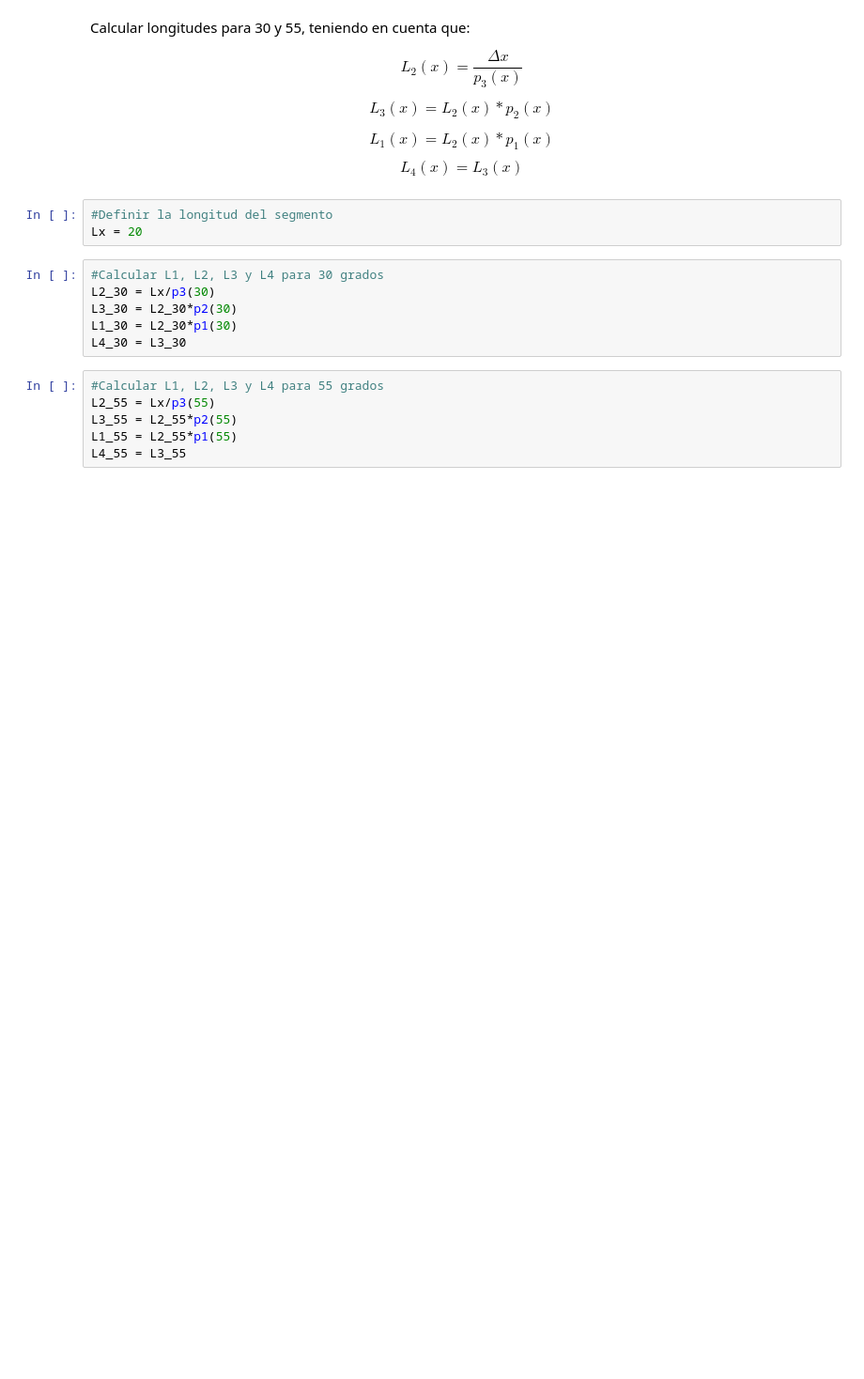
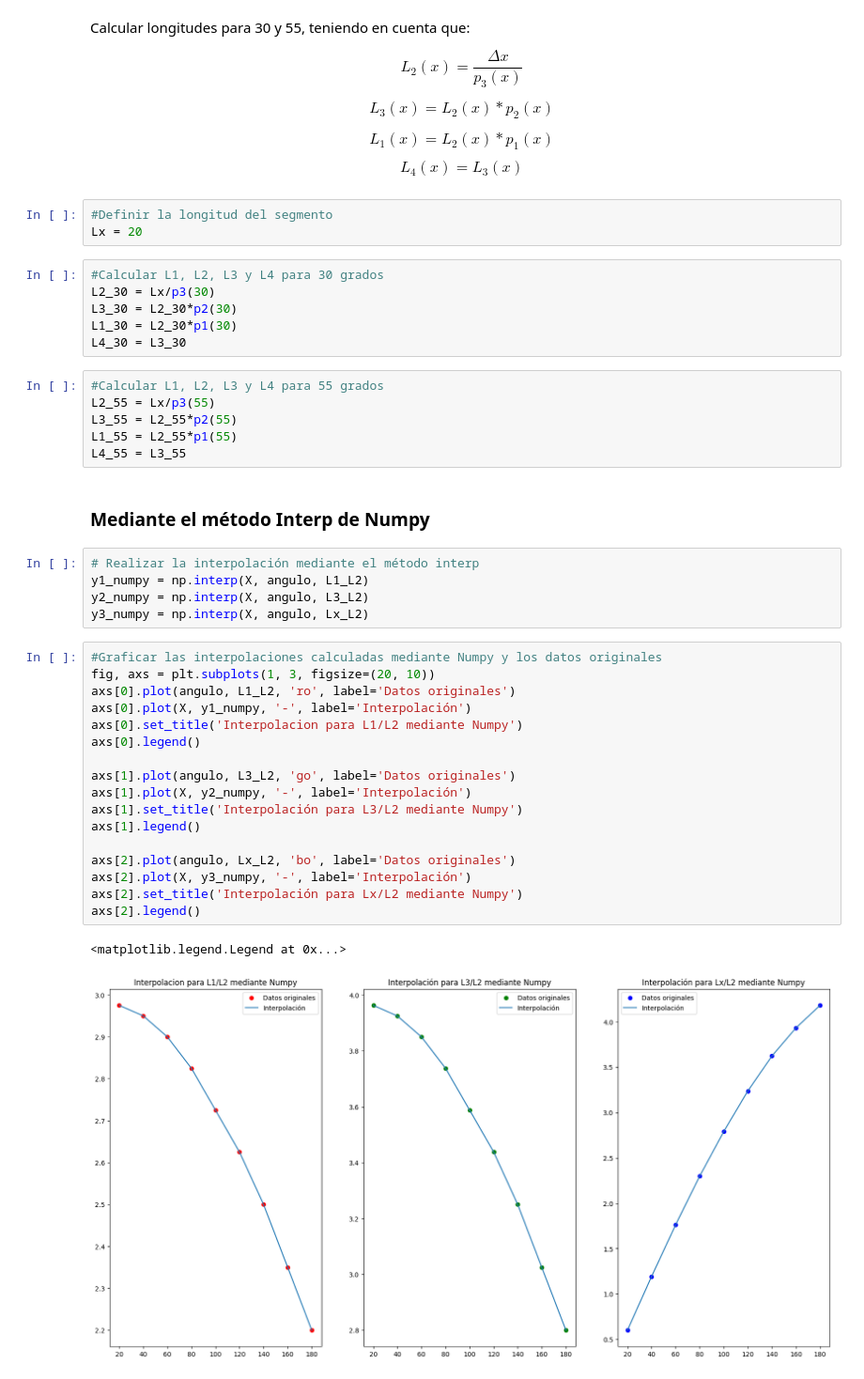
Before and after one commit to JuanMcd/ProgParaIngenieria, a Jupyter notebook: Tarea_interpolacion.ipynb, the cells around one changed output. Shown at 94% size. Saved outputs shown, nothing was run; the diff lists cells and outputs as text; blank space fills up the shorter version.

Commit message:
Calculo de las interpolaciones mediante el método Interp de Numpy

```diff
--- a/Tarea_interpolacion.ipynb
+++ b/Tarea_interpolacion.ipynb
@@ -70,3 +72,30 @@ L2_55 = Lx/p3(55)
 L3_55 = L2_55*p2(55)
 L1_55 = L2_55*p1(55)
 L4_55 = L3_55
+# %% [markdown]
+### Mediante el método Interp de Numpy
+# %%
+# Realizar la interpolación mediante el método interp
+y1_numpy = np.interp(X, angulo, L1_L2)
+y2_numpy = np.interp(X, angulo, L3_L2)
+y3_numpy = np.interp(X, angulo, Lx_L2)
+# %%
+#Graficar las interpolaciones calculadas mediante Numpy y los datos originales
+fig, axs = plt.subplots(1, 3, figsize=(20, 10))
+axs[0].plot(angulo, L1_L2, 'ro', label='Datos originales')
+axs[0].plot(X, y1_numpy, '-', label='Interpolación')
+axs[0].set_title('Interpolacion para L1/L2 mediante Numpy')
+axs[0].legend()
+
+axs[1].plot(angulo, L3_L2, 'go', label='Datos originales')
+axs[1].plot(X, y2_numpy, '-', label='Interpolación')
+axs[1].set_title('Interpolación para L3/L2 mediante Numpy')
+axs[1].legend()
+
+axs[2].plot(angulo, Lx_L2, 'bo', label='Datos originales')
+axs[2].plot(X, y3_numpy, '-', label='Interpolación')
+axs[2].set_title('Interpolación para Lx/L2 mediante Numpy')
+axs[2].legend()
+# %% [output]
+<matplotlib.legend.Legend at 0x...>
+[figure, added]
```
Also changed, not shown: parts of 1 cell of this notebook.
